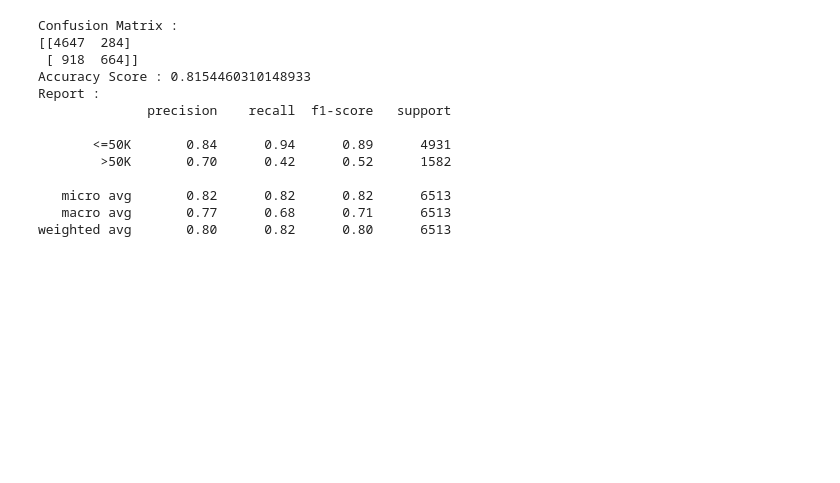
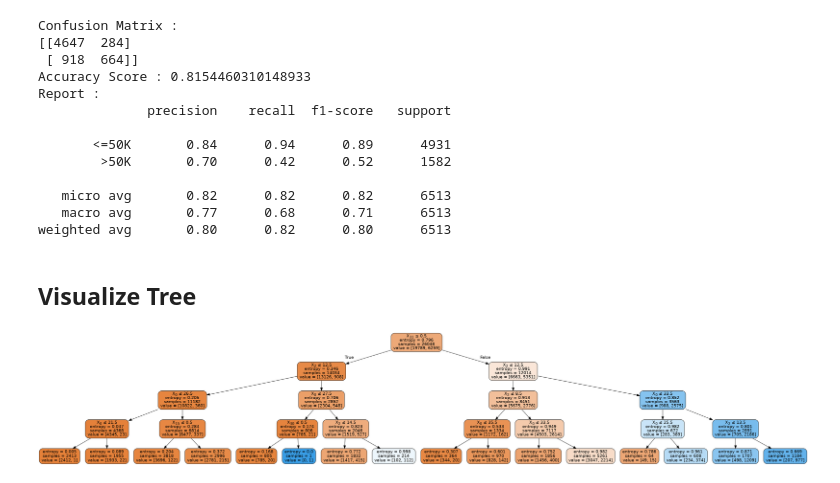
Before and after one commit to carlos-datacowboy/Coursera-IBM-capstone, a Jupyter notebook: income-classification.ipynb, the cells around one changed output. Drawn from its saved outputs; the diff is of its cells as text; code cells hidden in the pictures; blank space fills up the shorter version.

```diff
--- a/income-classification.ipynb
+++ b/income-classification.ipynb
@@ -413,3 +413,18 @@ Report :
    micro avg       0.82      0.82      0.82      6513
    macro avg       0.77      0.68      0.71      6513
 weighted avg       0.80      0.82      0.80      6513
+# %% [markdown]
+## Visualize Tree
+# %%
+from sklearn.externals.six import StringIO
+from IPython.display import Image
+from sklearn.tree import export_graphviz
+import pydotplus
+dot_data = StringIO()
+export_graphviz(censusTree, out_file=dot_data,
+                filled=True, rounded=True,
+                special_characters=True)
+graph = pydotplus.graph_from_dot_data(dot_data.getvalue())
+Image(graph.create_png())
+# %% [output]
+[figure, added]
```
